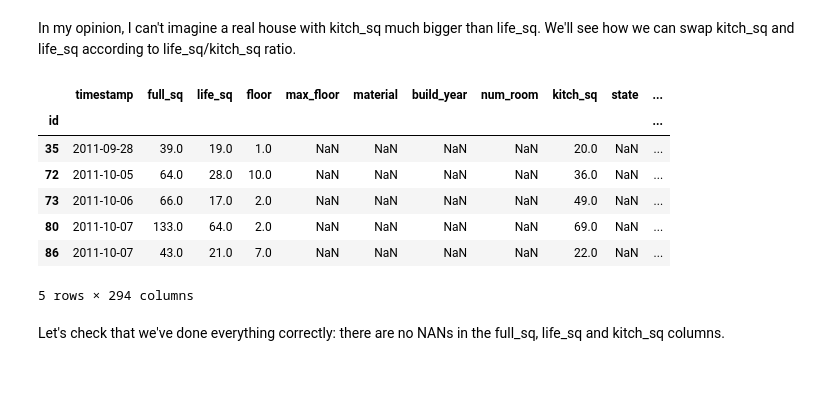
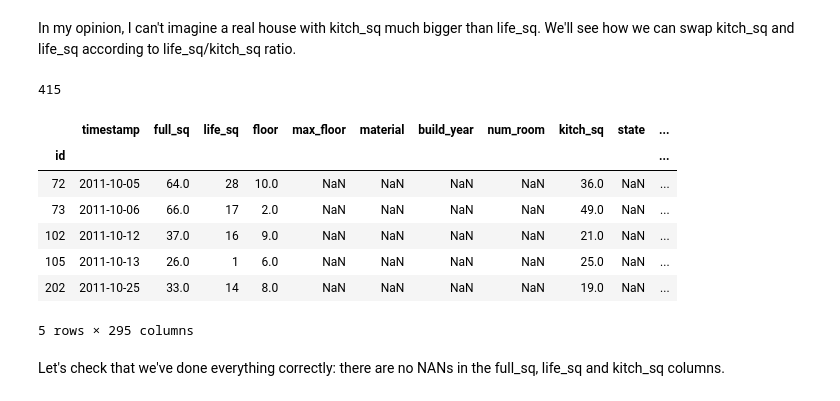
Before and after one commit to Serega6678/Kaggle-Competitions, a Jupyter notebook: Sberbank Russian Housing Market/sqaure_analysis.ipynb, the cells around one changed output. Cells and saved outputs as stored; diff of their text form; code cells hidden in the pictures.

```diff
--- a/Sberbank Russian Housing Market/sqaure_analysis.ipynb
+++ b/Sberbank Russian Housing Market/sqaure_analysis.ipynb
@@ -450,3 +531,12 @@ train['back_life_sq_ratio'] = 1 / train['life_sq/full_sq']
+# %%
+train.loc[train['life_sq/full_sq'] > 0.9, 'life_sq'] = train.loc[train['life_sq/full_sq'] > 0.9].apply(lambda x: x['full_sq'] * mean_value, axis=1)
+# %%
+import math
+
+train.loc[:, 'life_sq'] = train.apply(lambda x: math.ceil(x['life_sq']), axis=1)
+# %%
+train['life_sq/full_sq'] = train['life_sq'] / (train['full_sq'] + 1)
+train['full_sq/life_sq'] = 1 / train['life_sq/full_sq']
 # %% [markdown]
 ## &emsp; kitch_sq
 # %%
@@ -506,4 +596,4 @@ As we can see, all of those houses have incorrect kitch_sq. We can calculate the
 # %%
 train['kitch_sq'] = train.apply(lambda x: x['full_sq'] - x['life_sq'] , axis = 1)
 # %%
-train['life_sq/kitch_sq'] = (train['life_sq'] + 1) / (train['kitch_sq'] + 1)
+train['life_sq/kitch_sq'] = (train['life_sq']) / (train['kitch_sq'] + 1)
@@ -525,14 +631,18 @@ train[train['kitch_sq'] > train['life_sq']].head(5)
 # %% [markdown]
 In my opinion, I can't imagine a real house with kitch_sq much bigger than life_sq. We'll see how we can swap kitch_sq and life_sq according to life_sq/kitch_sq ratio.
+# %%
+train[train['life_sq/kitch_sq'] < 0.8].shape[0]
+# %% [output]
+415
 # %%
-train[train['life_sq/kitch_sq'] < 1].head(5)
+train[train['life_sq/kitch_sq'] < 0.8].head(5)
 # %% [output]
 |  | timestamp | full_sq | life_sq | floor | max_floor | material | build_year | num_room | kitch_sq | state | ... |
 | id |  |  |  |  |  |  |  |  |  |  | ... |
-| 35 | 2011-09-28 | 39.0 | 19.0 | 1.0 | NaN | NaN | NaN | NaN | 20.0 | NaN | ... |
-| 72 | 2011-10-05 | 64.0 | 28.0 | 10.0 | NaN | NaN | NaN | NaN | 36.0 | NaN | ... |
-| 73 | 2011-10-06 | 66.0 | 17.0 | 2.0 | NaN | NaN | NaN | NaN | 49.0 | NaN | ... |
-| 80 | 2011-10-07 | 133.0 | 64.0 | 2.0 | NaN | NaN | NaN | NaN | 69.0 | NaN | ... |
-| 86 | 2011-10-07 | 43.0 | 21.0 | 7.0 | NaN | NaN | NaN | NaN | 22.0 | NaN | ... |
+| 72 | 2011-10-05 | 64.0 | 28 | 10.0 | NaN | NaN | NaN | NaN | 36.0 | NaN | ... |
+| 73 | 2011-10-06 | 66.0 | 17 | 2.0 | NaN | NaN | NaN | NaN | 49.0 | NaN | ... |
+| 102 | 2011-10-12 | 37.0 | 16 | 9.0 | NaN | NaN | NaN | NaN | 21.0 | NaN | ... |
+| 105 | 2011-10-13 | 26.0 | 1 | 6.0 | NaN | NaN | NaN | NaN | 25.0 | NaN | ... |
+| 202 | 2011-10-25 | 33.0 | 14 | 8.0 | NaN | NaN | NaN | NaN | 19.0 | NaN | ... |
-5 rows × 294 columns
+5 rows × 295 columns
 # %%
```
Also changed, not shown: parts of 63 cells of this notebook.
